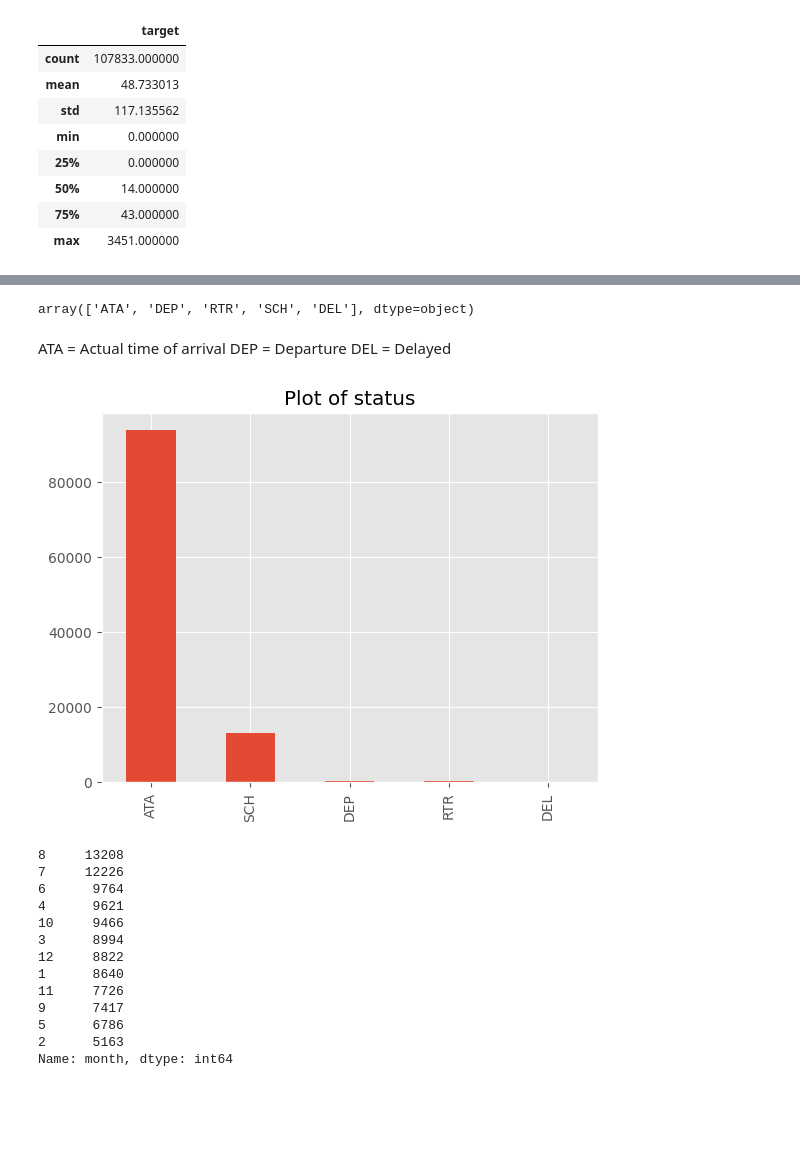
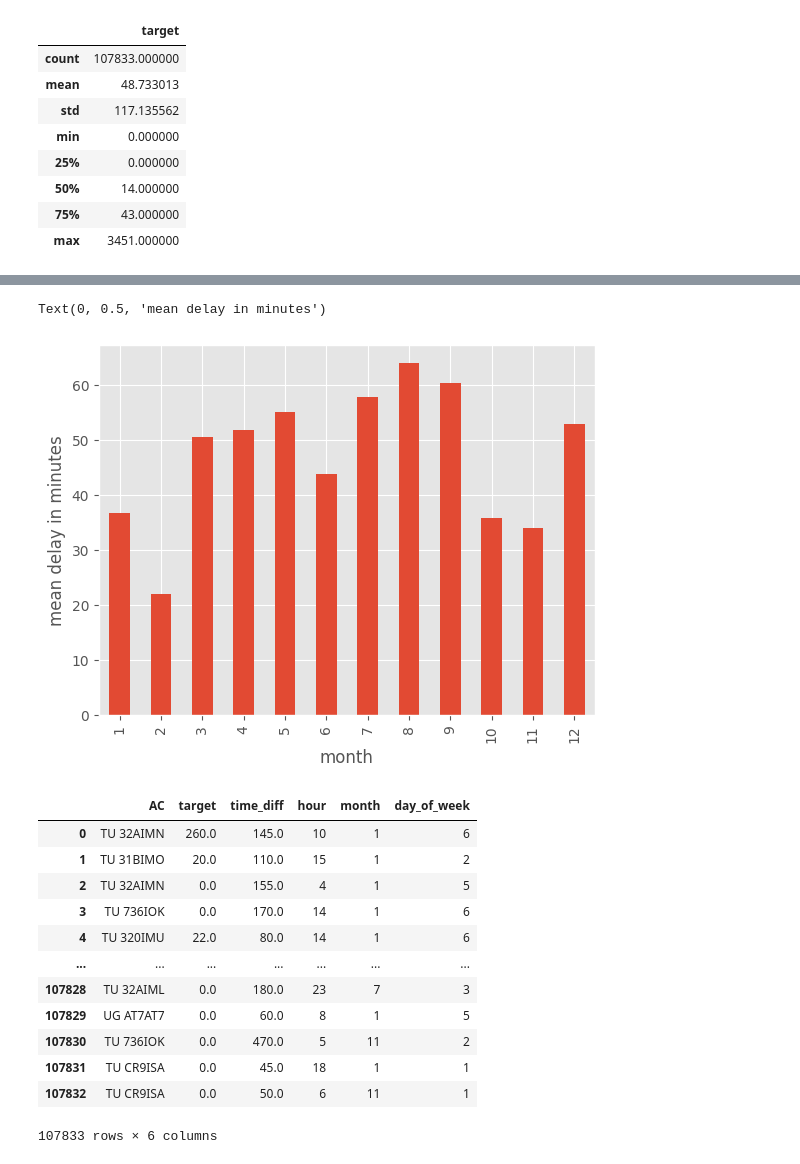
Before and after one commit to pwerden/ds-ml-flight-delay-prediction, a Jupyter notebook: flight_delay.ipynb, the cells around one changed output, grey strips where cells are left out. Saved outputs shown, nothing was run; the diff lists cells and outputs as text; code cells hidden in the pictures; blank space fills up the shorter version.

```diff
--- a/flight_delay.ipynb
+++ b/flight_delay.ipynb
@@ -99,18 +130,9 @@ plt.show()
-# %%
-df.STATUS.unique()
-# %% [output]
-array(['ATA', 'DEP', 'RTR', 'SCH', 'DEL'], dtype=object)
-# %% [markdown]
-ATA = Actual time of arrival
-DEP = Departure
-DEL = Delayed
-# %%
-#plot of Status
-status_count = df.STATUS.value_counts()
-#(status_count/df.shape[0]).plot(kind="bar")
-status_count.plot(kind="bar")
-plt.title("Plot of status");
-# %% [output]
-[figure, removed]
+# %%
+plt.figure()
+df.groupby('month')['target'].mean().plot(kind='bar')
+plt.ylabel('mean delay in minutes')
+# %% [output]
+Text(0, 0.5, 'mean delay in minutes')
+[figure, added]
 # %%
 df_cleaned = df.copy()
@@ -123,16 +148,16 @@ df_cleaned['day_of_week'] = df.DATOP.dt.day_of_week # The day of the week with M
 # %%
-df_cleaned['month'].value_counts()
+df_cleaned
 # %% [output]
+|  | AC | target | time_diff | hour | month | day_of_week |
+| 0 | TU 32AIMN | 260.0 | 145.0 | 10 | 1 | 6 |
+| 1 | TU 31BIMO | 20.0 | 110.0 | 15 | 1 | 2 |
+| 2 | TU 32AIMN | 0.0 | 155.0 | 4 | 1 | 5 |
+| 3 | TU 736IOK | 0.0 | 170.0 | 14 | 1 | 6 |
+| 4 | TU 320IMU | 22.0 | 80.0 | 14 | 1 | 6 |
+| ... | ... | ... | ... | ... | ... | ... |
+| 107828 | TU 32AIML | 0.0 | 180.0 | 23 | 7 | 3 |
+| 107829 | UG AT7AT7 | 0.0 | 60.0 | 8 | 1 | 5 |
+| 107830 | TU 736IOK | 0.0 | 470.0 | 5 | 11 | 2 |
+| 107831 | TU CR9ISA | 0.0 | 45.0 | 18 | 1 | 1 |
+| 107832 | TU CR9ISA | 0.0 | 50.0 | 6 | 11 | 1 |
-8     13208
-7     12226
-6      9764
-4      9621
-10     9466
-3      8994
-12     8822
-1      8640
-11     7726
-9      7417
-5      6786
-2      5163
-Name: month, dtype: int64
+107833 rows × 6 columns
```
Also changed, not shown: parts of 35 cells of this notebook, 1 other file.
